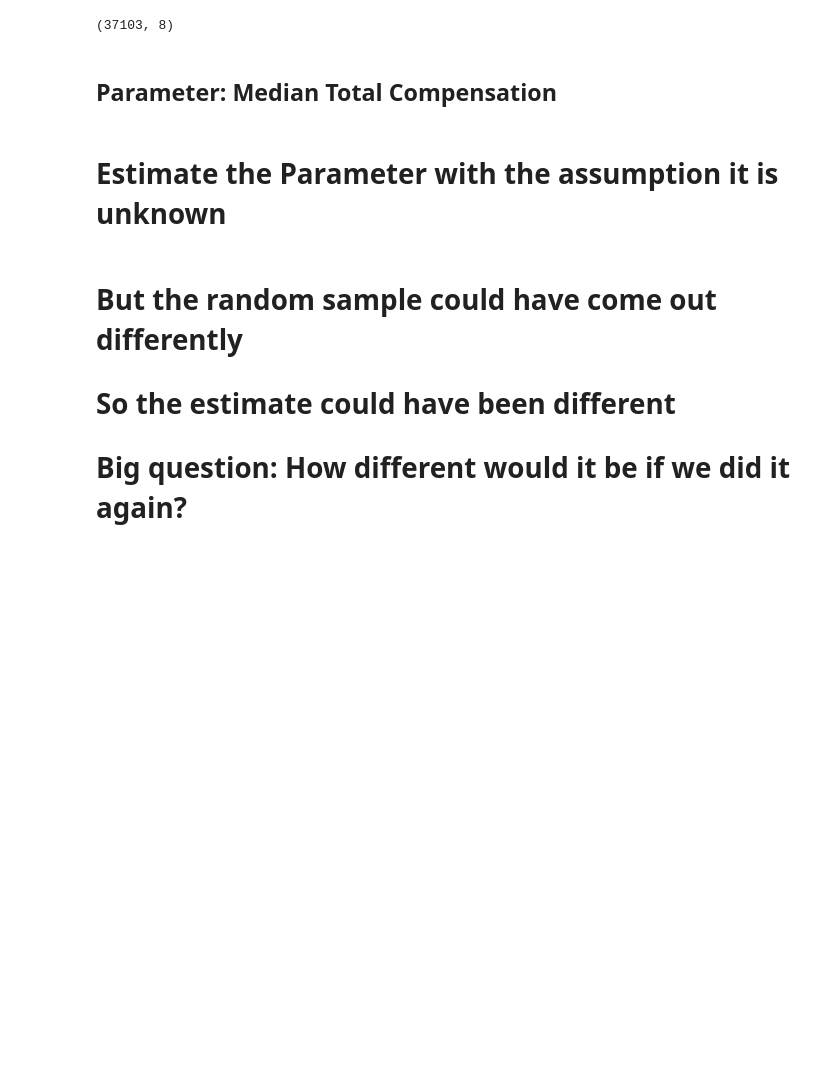
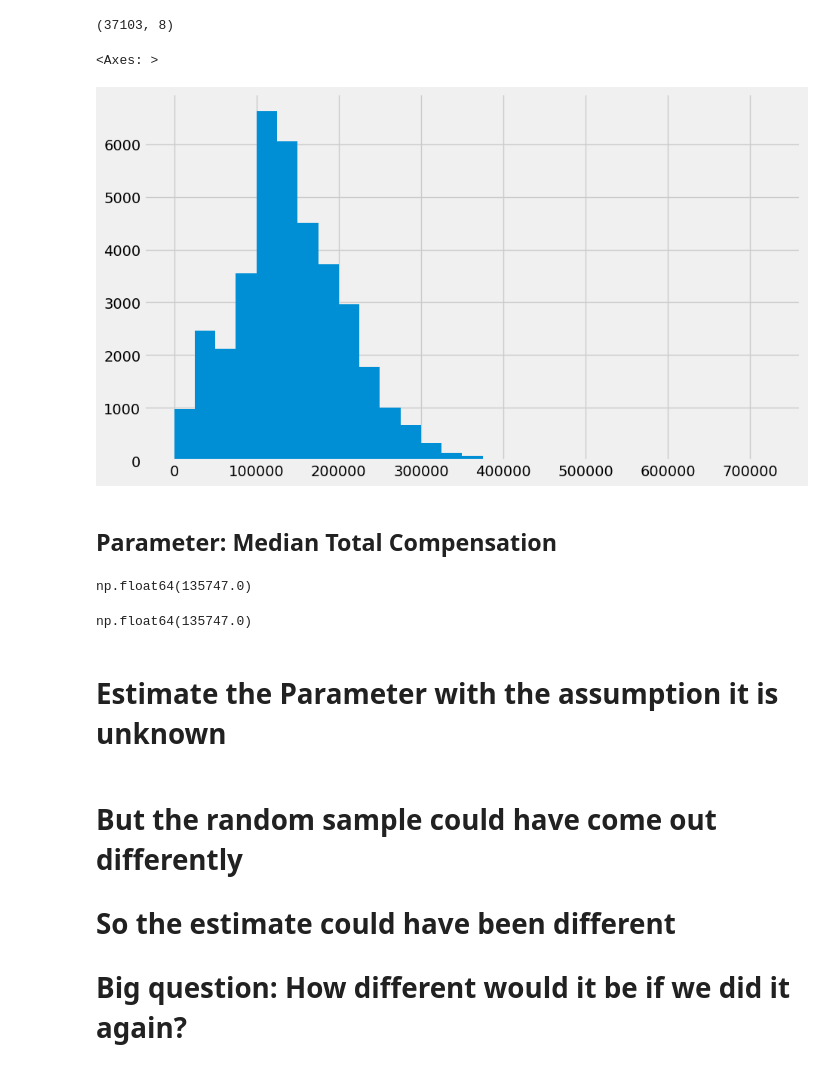
Before and after one commit to DylanPrinsloo/UCode, a Jupyter notebook: Year 1/Semester 1/Python/Lessons/session14.ipynb, the cells around one changed output. Drawn from its saved outputs; the diff is of its cells as text; code cells hidden in the pictures; blank space fills up the shorter version.

```diff
--- a/Year 1/Semester 1/Python/Lessons/session14.ipynb
+++ b/Year 1/Semester 1/Python/Lessons/session14.ipynb
@@ -102,4 +119,6 @@ san_franscisco
 # %%
-# # $15/hr, 20 hr/wk, 50 weeks
+# $15/hr, 20 hr/wk, 50 weeks
 # Lets focus on people with salary above minimum
+min_salary = 15 * 20 * 50
+san_franscisco = san_franscisco[san_franscisco['Salary'] > min_salary]
 # %%
@@ -108,7 +128,23 @@ san_franscisco
 (37103, 8)
 # %%
 # Plot the histogram distribution of the Total Compensation column  with bins ranging from 0 to 726000 with step size of 25000 with rotated x - axis xticks vertical
+plots.figure(figsize=(10, 6))
+
+san_franscisco['Total Compensation'].hist(bins=np.arange(1, 726000, 25000))
+# %% [output]
+<Axes: >
+[figure, added]
 # %% [markdown]
 ## Parameter: Median Total Compensation
+# %%
+# The median of the Total Compensation column
+# Remember the median is the 50th percentile, the next cell will show
+san_franscisco['Total Compensation'].median()
+# %% [output]
+np.float64(135747.0)
 # %%
-# The median of the Total Compensation column
+# The 50th percentile of the Total Compensation column
+pop_median = np.percentile(san_franscisco['Total Compensation'].values, 50)
+pop_median
+# %% [output]
+np.float64(135747.0)
```
Also changed, not shown: parts of 19 cells of this notebook, 3 other files.
